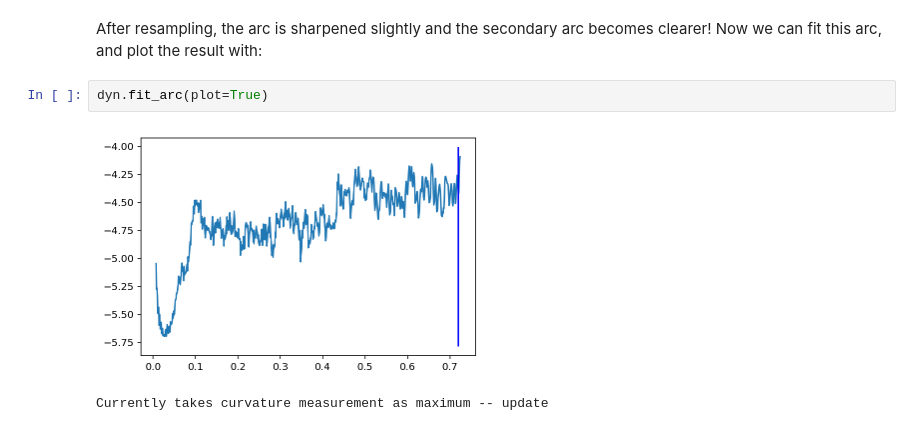
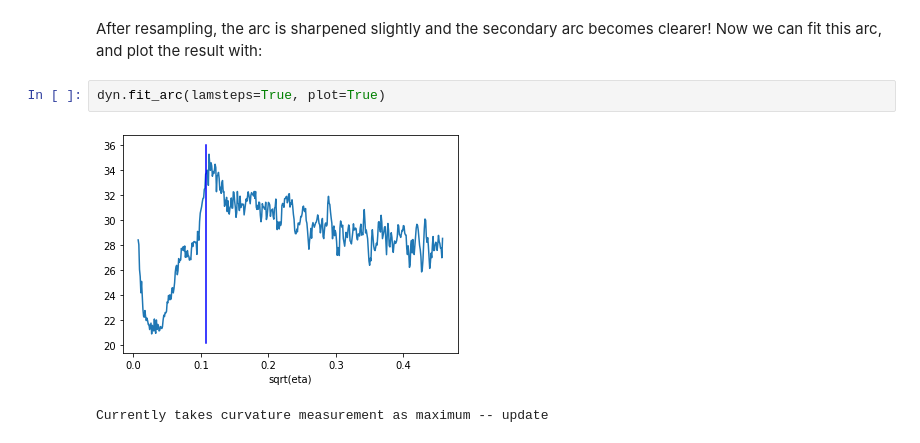
Before and after one commit to danielreardon/scintools, a Jupyter notebook: scintools/examples/arc_modelling.ipynb, the cells around one changed output. Cells and saved outputs as stored; diff of their text form.

```diff
--- a/scintools/examples/arc_modelling.ipynb
+++ b/scintools/examples/arc_modelling.ipynb
@@ -72,7 +83,7 @@ dyn.plot_sspec(lamsteps=True)
 # %% [markdown]
 After resampling, the arc is sharpened slightly and the secondary arc becomes clearer! Now we can fit this arc, and plot the result with:
 # %%
-dyn.fit_arc(plot=True)
+dyn.fit_arc(lamsteps=True, plot=True)
 # %% [output]
-[figure, old version]
+[figure, new version]
 Currently takes curvature measurement as maximum -- update
```
Also changed, not shown: parts of 15 cells of this notebook, 8 other files.
